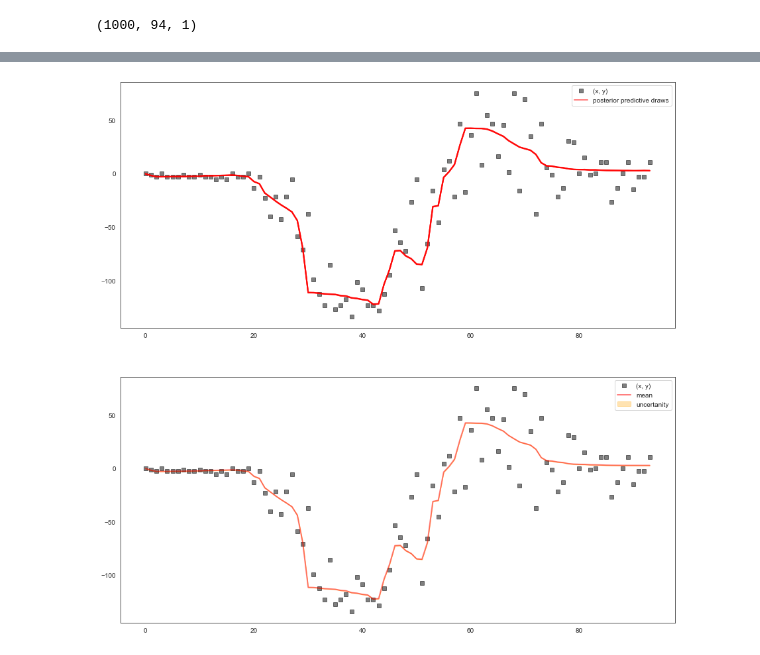
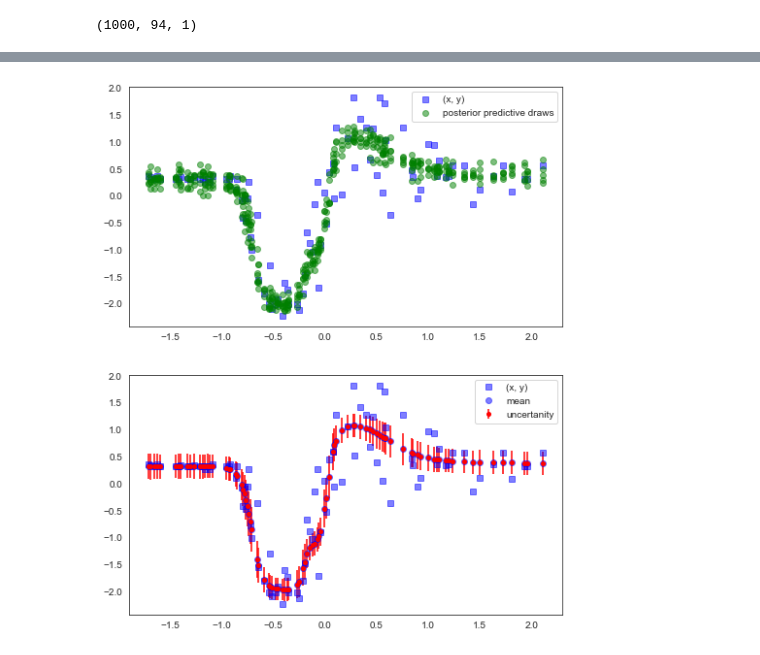
Before and after one commit to sharmila-k/BNN, a Jupyter notebook: 2_pymc3/2eg_BNN_Advi_fulldata.ipynb, the cells around one changed output, grey strips where cells are left out. Saved outputs shown, nothing was run; the diff lists cells and outputs as text; code cells hidden in the pictures.

```diff
--- a/2_pymc3/2eg_BNN_Advi_fulldata.ipynb
+++ b/2_pymc3/2eg_BNN_Advi_fulldata.ipynb
@@ -144,8 +196,8 @@ set_tt_rng(MRG_RandomStreams(42))
 # Carrying out ADVI
 
 with neural_network:
-#     advi_fit = pm.fit(n=100000, method=pm.ADVI())
-    advi_fit = pm.fit(n=100000, method=pm.ADVI(), obj_optimizer = pm.adam())
+#     advi_fit = pm.fit(n=80000, method=pm.ADVI())
+    advi_fit = pm.fit(n=80000, method=pm.ADVI(), obj_optimizer = pm.adam())
 # %% [output]
 WARNING (theano.tensor.blas): We did not find a dynamic library in the library_dir of the library we use for blas. If you use ATLAS, make sure to compile it with dynamics library.
 WARNING (theano.tensor.blas): We did not find a dynamic library in the library_dir of the library we use for blas. If you use ATLAS, make sure to compile it with dynamics library.
@@ -250,21 +304,22 @@ _ = sns.lmplot(y='ADVI', x='actual', data=prediction_data,
 # %%
-fig = plt.figure(figsize=(15, 15))
+fig = plt.figure(figsize=(8, 10))
 
 ax1 = fig.add_subplot(211)
-ax1.plot(y_data, 'ks', alpha=0.5, label='(x, y)') # full data (train+test)
-ax1.plot(posterior_preds['out'][0] ,'r', lw=2, alpha=0.5, label='posterior predictive draws')
-ax1.plot(posterior_preds['out'][1:5].reshape(4,X_data.shape[0]).T, 'r', lw=2, alpha=0.5)
+ax1.plot(X_data, y_data, 'bs', alpha=0.5, label='(x, y)') # full data (train+test)
+ax1.plot(X_data, posterior_preds['out'][0] ,'go', alpha=0.5, label='posterior predictive draws')
+ax1.plot(X_data, posterior_preds['out'][1:5].reshape(4,X_data.shape[0]).T, 'go', alpha=0.5)
 ax1.legend()
 
 ax2 = fig.add_subplot(212)
-ax2.plot(y_data, 'ks', alpha=0.5, label='(x, y)') # full data (train+test)
-ax2.plot(mean_prediction , 'r', lw=2, alpha=0.5, label='mean')
-ax2.fill_between( np.arange(len(y_data)), (mean_prediction-2*stddev_prediction).ravel(), (mean_prediction+2*stddev_prediction).ravel(), alpha = 0.3, color = 'orange',label='uncertanity')
+ax2.plot(X_data, y_data, 'bs', alpha=0.5, label='(x, y)') # full data (train+test)
+ax2.plot(X_data, mean_prediction , 'bo', alpha=0.5, label='mean')
+# ax2.fill_between(X_data.ravel(), (mean_prediction-2*stddev_prediction).ravel(), (mean_prediction+2*stddev_prediction).ravel(), alpha = 0.3, color = 'orange',label='uncertanity')
+ax2.errorbar(X_data, mean_prediction, yerr=1.96*stddev_prediction, fmt='o', label='uncertanity', color='red',markersize=4)
 ax2.legend()
 
 plt.show()
 # %% [output]
-[figure, old version]
+[figure, new version]
 # %%
 RMSE = np.sqrt(np.mean(prediction_data.error_ADVI ** 2))
 
```
Also changed, not shown: parts of 16 cells of this notebook, 2 other files.
